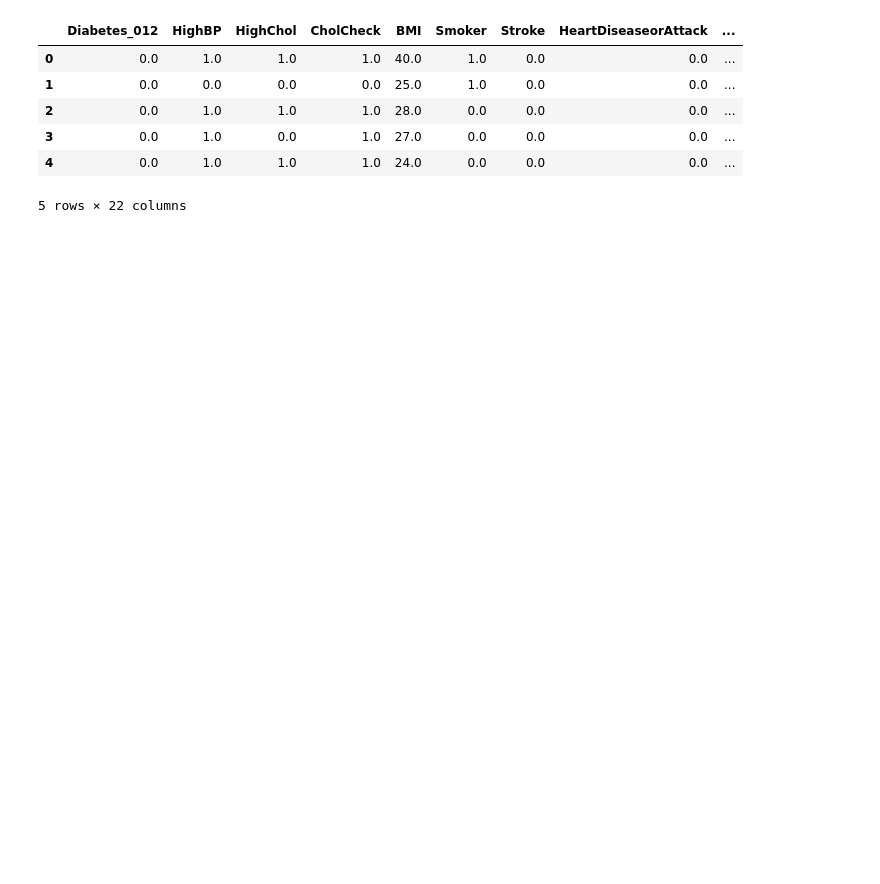
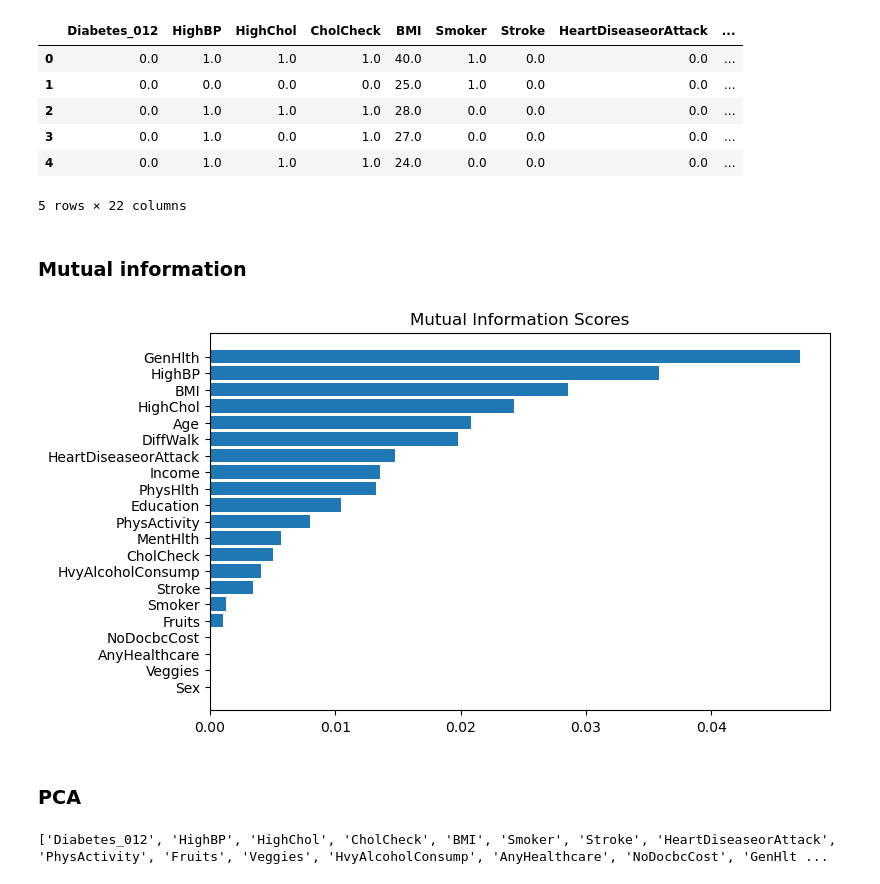
Before and after one commit to andnic51294/Diabetes_prediction, a Jupyter notebook: Feature_eng.ipynb, the cells around one changed output. Drawn from its saved outputs; the diff is of its cells as text; code cells hidden in the pictures; blank space fills up the shorter version.

Commit message:
Add files via upload
Mutual Information and PCA

```diff
--- a/Feature_eng.ipynb
+++ b/Feature_eng.ipynb
@@ -40 +23,3 @@ file.head()
 #decompose a dataset's variation into features with principal component analysis
+# %% [markdown]
+### Mutual information
@@ -40,0 +39,23 @@ file.head()
+# %%
+from matplotlib import pyplot as plt
+
+def plot_mi_scores(scores):
+    scores = scores.sort_values(ascending=True)
+    width = np.arange(len(scores))
+    ticks = list(scores.index)
+    plt.barh(width, scores)
+    plt.yticks(width, ticks)
+    plt.title("Mutual Information Scores")
+
+
+plt.figure(dpi=100, figsize=(8, 5))
+plot_mi_scores(mi_scores)
+# %% [output]
+[figure, added]
+# %% [markdown]
+### PCA
+# %%
+all_features = list(file.columns)
+print(all_features)
+# %% [output]
+['Diabetes_012', 'HighBP', 'HighChol', 'CholCheck', 'BMI', 'Smoker', 'Stroke', 'HeartDiseaseorAttack', 'PhysActivity', 'Fruits', 'Veggies', 'HvyAlcoholConsump', 'AnyHealthcare', 'NoDocbcCost', 'GenHlt ...
```
Also changed, not shown: parts of 15 cells of this notebook.
